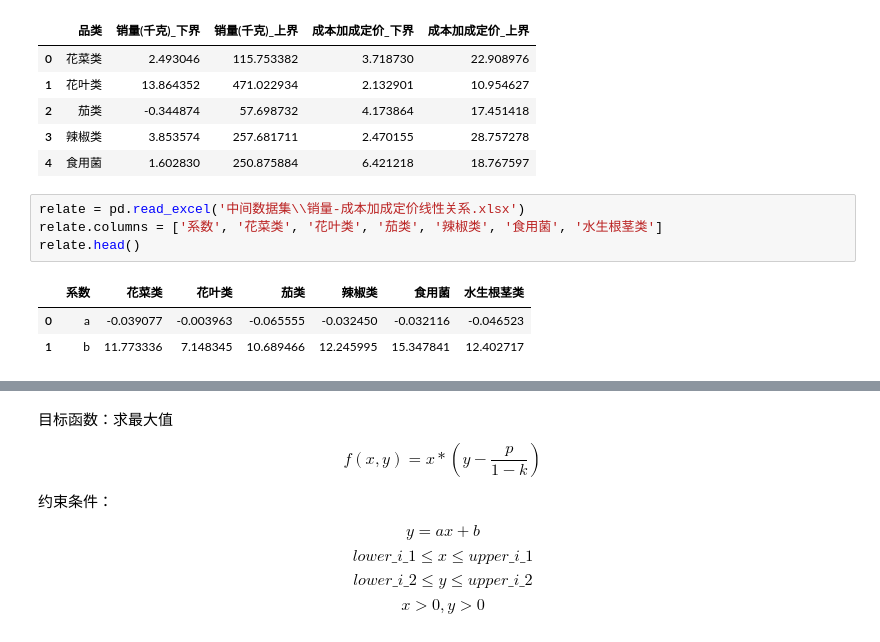
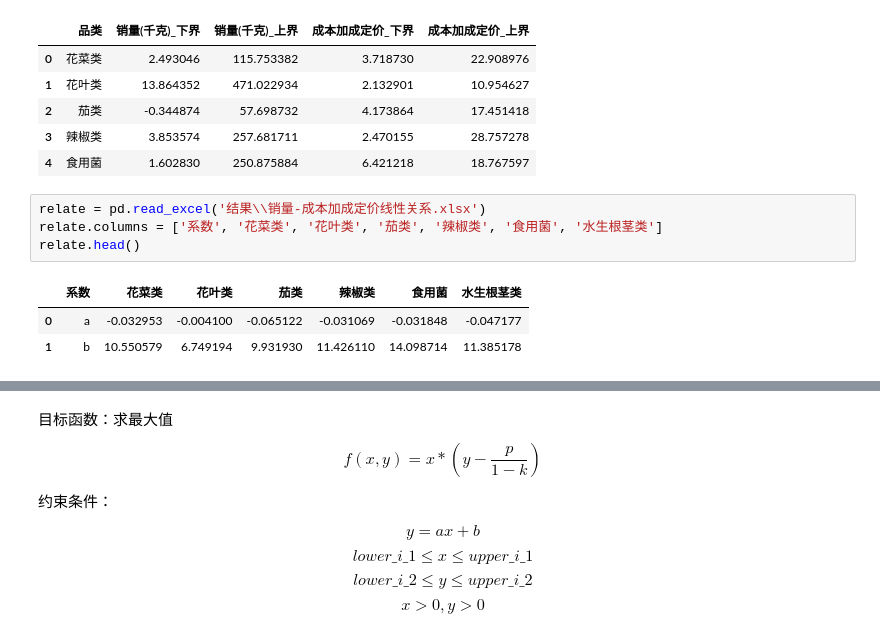
Before and after one commit to XingA02/CUMCM-2023C, a Jupyter notebook: 2_4_1_寻优_花菜类.ipynb, the cells around one changed output, grey strips where cells are left out. Saved outputs shown, nothing was run; the diff lists cells and outputs as text.

```diff
--- a/2_5_1_寻优_花菜类.ipynb
+++ b/2_4_1_寻优_花菜类.ipynb
@@ -42,10 +49,10 @@ range.head()
 | 3 | 辣椒类 | 3.853574 | 257.681711 | 2.470155 | 28.757278 |
 | 4 | 食用菌 | 1.602830 | 250.875884 | 6.421218 | 18.767597 |
 # %%
-relate = pd.read_excel('中间数据集\\销量-成本加成定价线性关系.xlsx')
+relate = pd.read_excel('结果\\销量-成本加成定价线性关系.xlsx')
 relate.columns = ['系数', '花菜类', '花叶类', '茄类', '辣椒类', '食用菌', '水生根茎类']
 relate.head()
 # %% [output]
 |  | 系数 | 花菜类 | 花叶类 | 茄类 | 辣椒类 | 食用菌 | 水生根茎类 |
-| 0 | a | -0.039077 | -0.003963 | -0.065555 | -0.032450 | -0.032116 | -0.046523 |
-| 1 | b | 11.773336 | 7.148345 | 10.689466 | 12.245995 | 15.347841 | 12.402717 |
+| 0 | a | -0.032953 | -0.004100 | -0.065122 | -0.031069 | -0.031848 | -0.047177 |
+| 1 | b | 10.550579 | 6.749194 | 9.931930 | 11.426110 | 14.098714 | 11.385178 |
```
Also changed, not shown: parts of 7 cells of this notebook, 21 other files.
